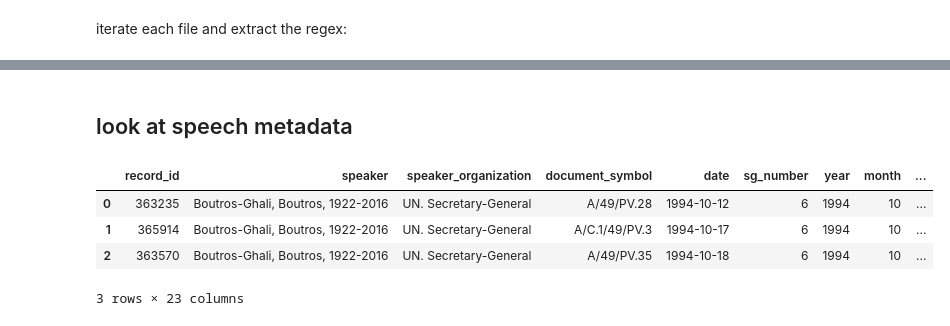
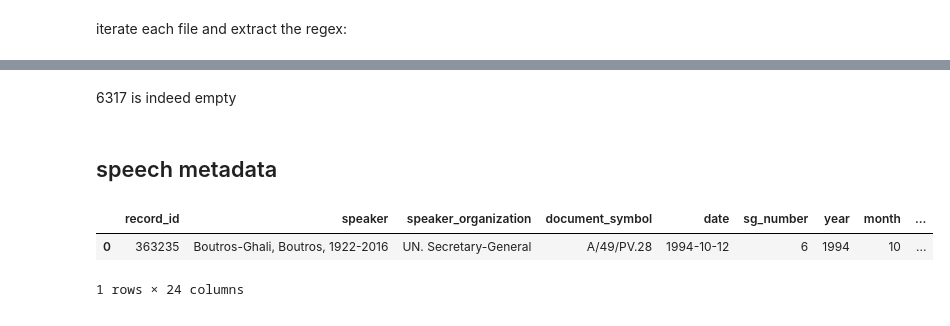
Before and after one commit to JakobOnTheShore/PDS_UNSG_text_corpus, a Jupyter notebook: 06_extract_speech_from_txt.ipynb, the cells around one changed output, grey strips where cells are left out. Saved outputs shown, nothing was run; the diff lists cells and outputs as text; code cells hidden in the pictures.

```diff
--- a/06_extract_speech_from_txt.ipynb
+++ b/06_extract_speech_from_txt.ipynb
@@ -154,15 +162,15 @@ INFO:__main__:saved 1 speech(es) for S/PV.9939 where file prefix S_2025_PV.9939_
 INFO:__main__:saved 1 speech(es) for S/PV.9941 where file prefix S_2025_PV.9941_
 INFO:__main__:saved 1 speech(es) for S/PV.9962 where file prefix S_2025_PV.9962_
 INFO:__main__:saved 1 speech(es) for S/PV.9988 where file prefix S_2025_PV.9988_
+# %% [markdown]
+6317 is indeed empty
 # %% [markdown]
-## look at speech metadata
+## speech metadata
 # %%
 speech_metadata = pd.DataFrame(speech_metadata)
 # %%
-speech_metadata.head(3)
+speech_metadata.head(1)
 # %% [output]
 |  | record_id | speaker | speaker_organization | document_symbol | date | sg_number | year | month | ... |
 | 0 | 363235 | Boutros-Ghali, Boutros, 1922-2016 | UN. Secretary-General | A/49/PV.28 | 1994-10-12 | 6 | 1994 | 10 | ... |
-| 1 | 365914 | Boutros-Ghali, Boutros, 1922-2016 | UN. Secretary-General | A/C.1/49/PV.3 | 1994-10-17 | 6 | 1994 | 10 | ... |
-| 2 | 363570 | Boutros-Ghali, Boutros, 1922-2016 | UN. Secretary-General | A/49/PV.35 | 1994-10-18 | 6 | 1994 | 10 | ... |
-3 rows × 23 columns
+1 rows × 24 columns
```
Also changed, not shown: parts of 4 cells of this notebook, 5 other files.
